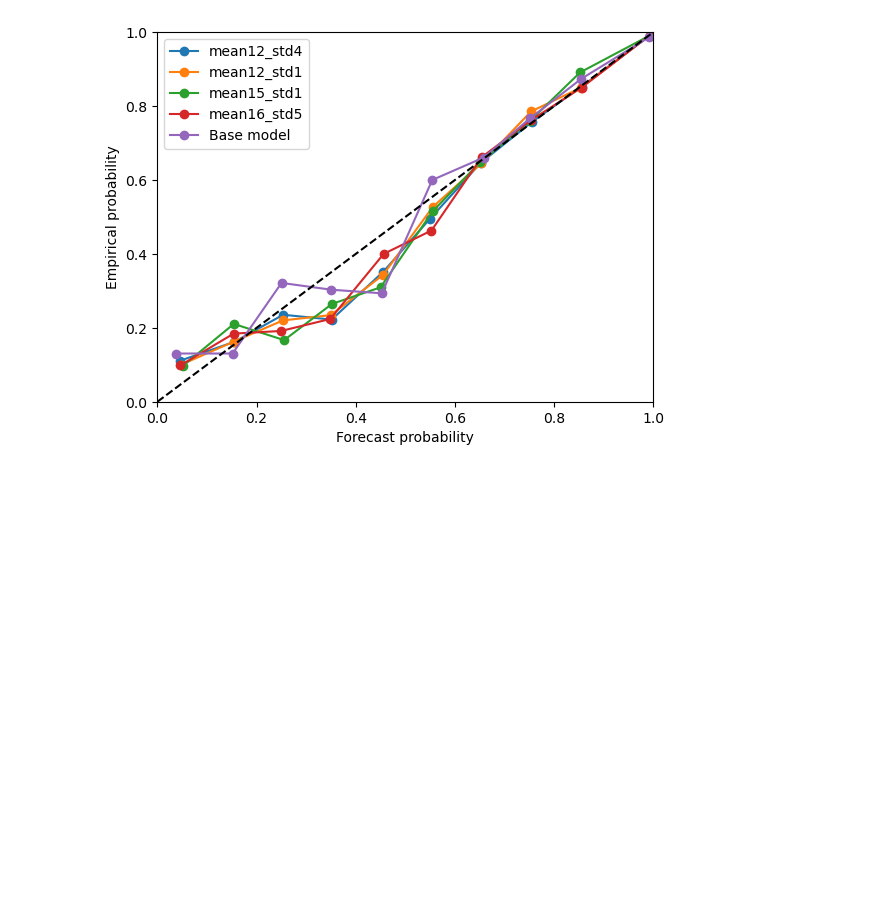
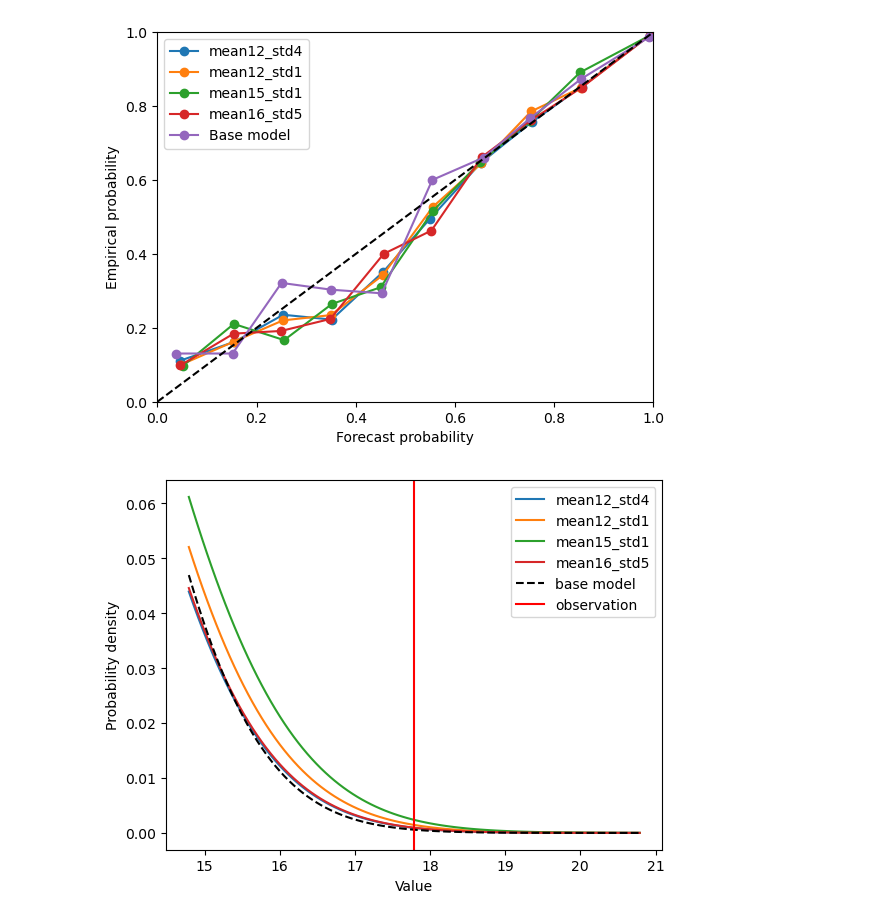
Before and after one commit to SimonHakvoort/thesiscode, a Jupyter notebook: src/emos_results/tn_normal_cdf.ipynb, the cells around one changed output. Saved outputs shown, nothing was run; the diff lists cells and outputs as text; code cells hidden in the pictures; blank space fills up the shorter version.

```diff
--- a/src/emos_results/tn_normal_cdf.ipynb
+++ b/src/emos_results/tn_normal_cdf.ipynb
@@ -52,6 +53,7 @@ print(X_test.shape)
 # %% [output]
 (7780, 5)
 # %%
+folder += 'trunc_normal/'
 mean12_std4 = load_model(folder + 'tn_twcrps_mean12.0_std4.0.pkl')
 mean12_std1 = load_model(folder + 'tn_twcrps_mean12.0_std1.0.pkl')
 mean15_std1 = load_model(folder + 'tn_twcrps_mean15.0_std1.0.pkl')
@@ -103,3 +100,9 @@ t = 12
 make_reliability_diagram(model_dict, X_test, y_test, variances_test, t=t, n_subset=11, base_model=base_model)
 # %% [output]
 [figure]
+# %%
+value = 17
+
+plot_forecast_pdf(model_dict, X_test, y_test, variances_test, observation_value=value, base_model=base_model)
+# %% [output]
+[figure, added]
```
Also changed, not shown: parts of 3 cells of this notebook, 5 other files.
